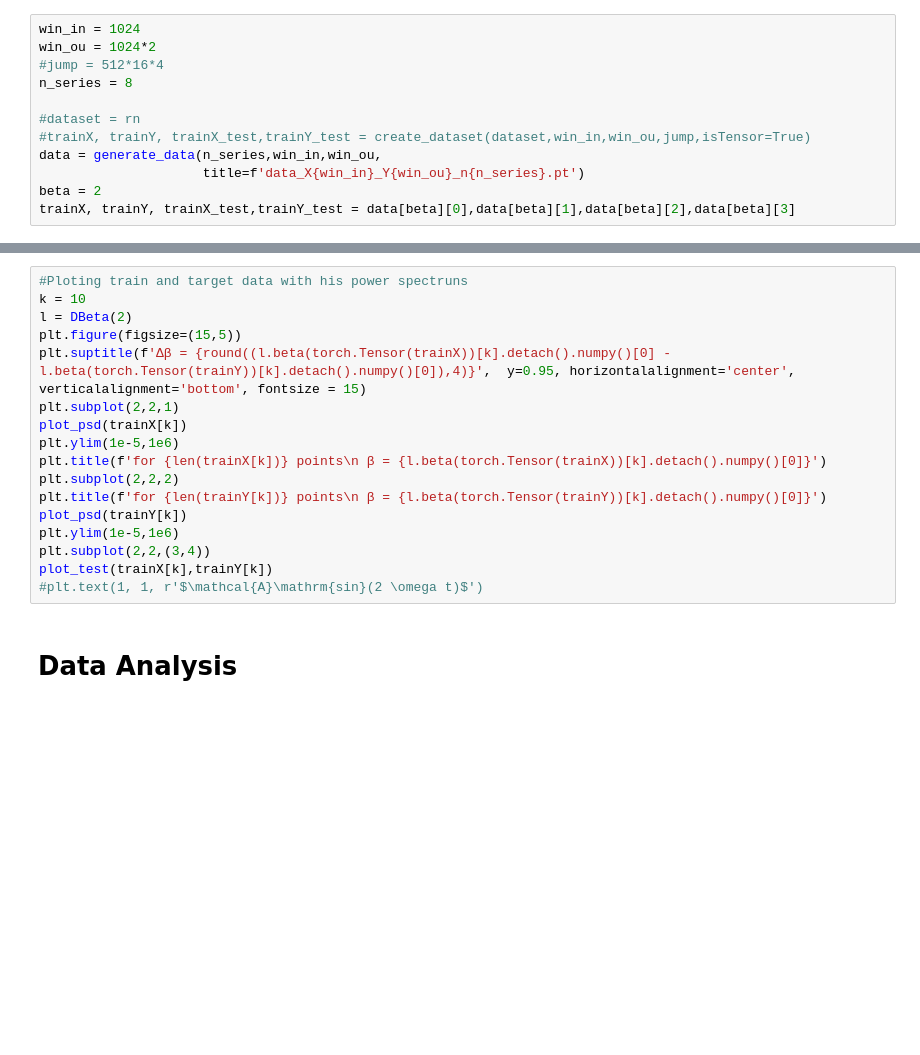
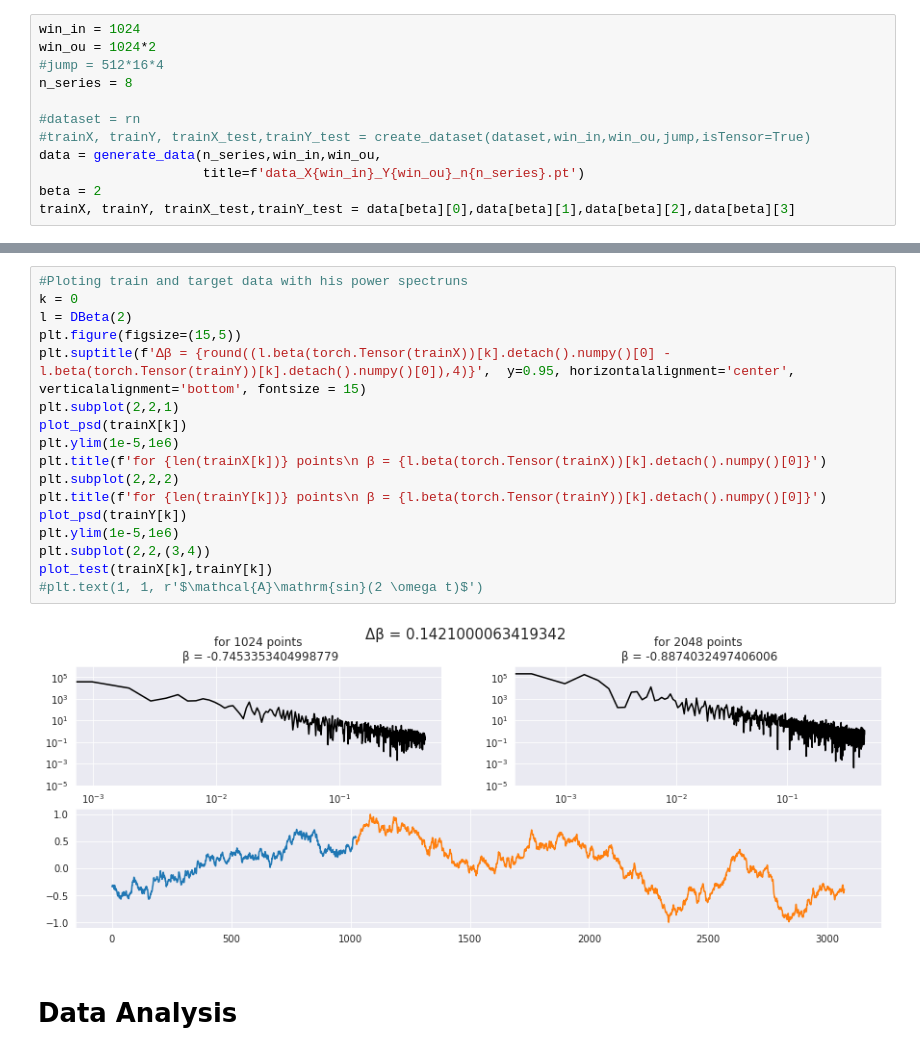
Before and after one commit to barauna-lo/Colored_Noise, a Jupyter notebook: CervejaGratis.ipynb, the cells around one changed output, grey strips where cells are left out. Drawn from its saved outputs; the diff is of its cells as text; blank space fills up the shorter version.

```diff
--- a/CervejaGratis.ipynb
+++ b/CervejaGratis.ipynb
@@ -728,20 +745,22 @@ IndexError: ignored
 # %%
 #Ploting train and target data with his power spectruns
-k = 10
+k = 0
 l = DBeta(2)
 plt.figure(figsize=(15,5))
 plt.suptitle(f'Δβ = {round((l.beta(torch.Tensor(trainX))[k].detach().numpy()[0] - l.beta(torch.Tensor(trainY))[k].detach().numpy()[0]),4)}',  y=0.95, horizontalalignment='center', verticalalignment='bottom', fontsize = 15)
 plt.subplot(2,2,1)
 plot_psd(trainX[k])
 plt.ylim(1e-5,1e6)
 plt.title(f'for {len(trainX[k])} points\n β = {l.beta(torch.Tensor(trainX))[k].detach().numpy()[0]}')
 plt.subplot(2,2,2)
 plt.title(f'for {len(trainY[k])} points\n β = {l.beta(torch.Tensor(trainY))[k].detach().numpy()[0]}')
 plot_psd(trainY[k])
 plt.ylim(1e-5,1e6)
 plt.subplot(2,2,(3,4))
 plot_test(trainX[k],trainY[k])
 #plt.text(1, 1, r'$\mathcal{A}\mathrm{sin}(2 \omega t)$')
+# %% [output]
+[figure, added]
 # %% [markdown]
 # Data Analysis
 # %%
```
Also changed, not shown: parts of 12 cells of this notebook.
